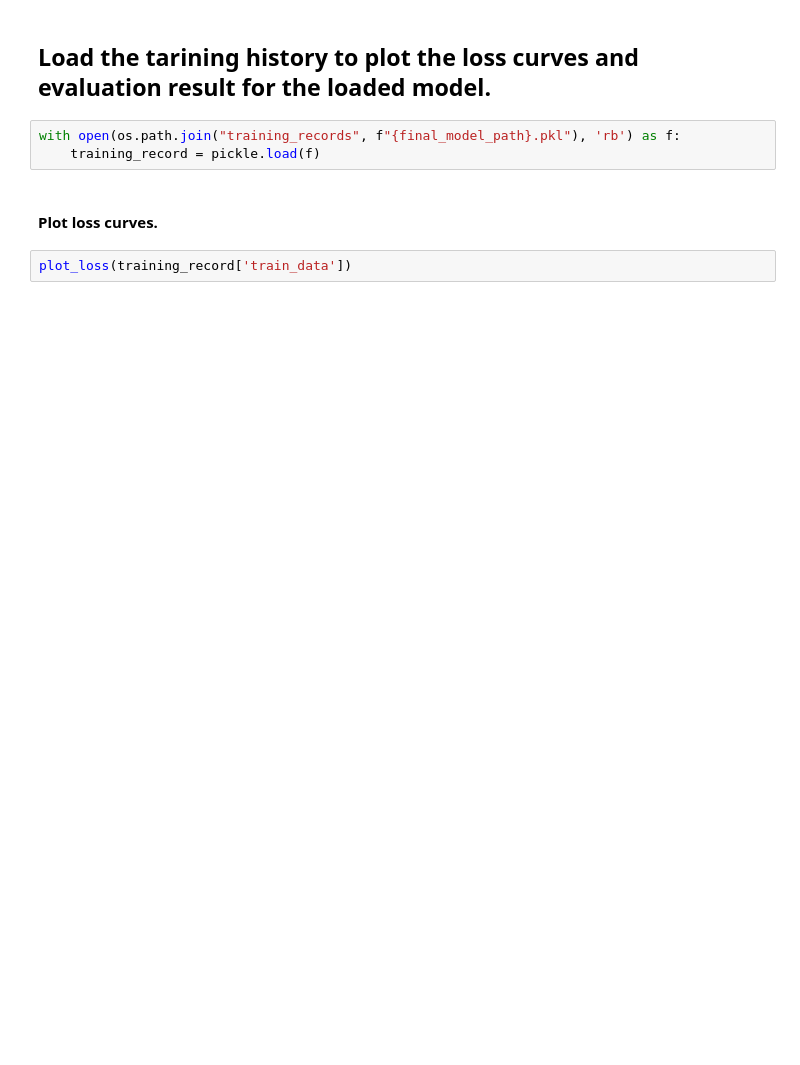
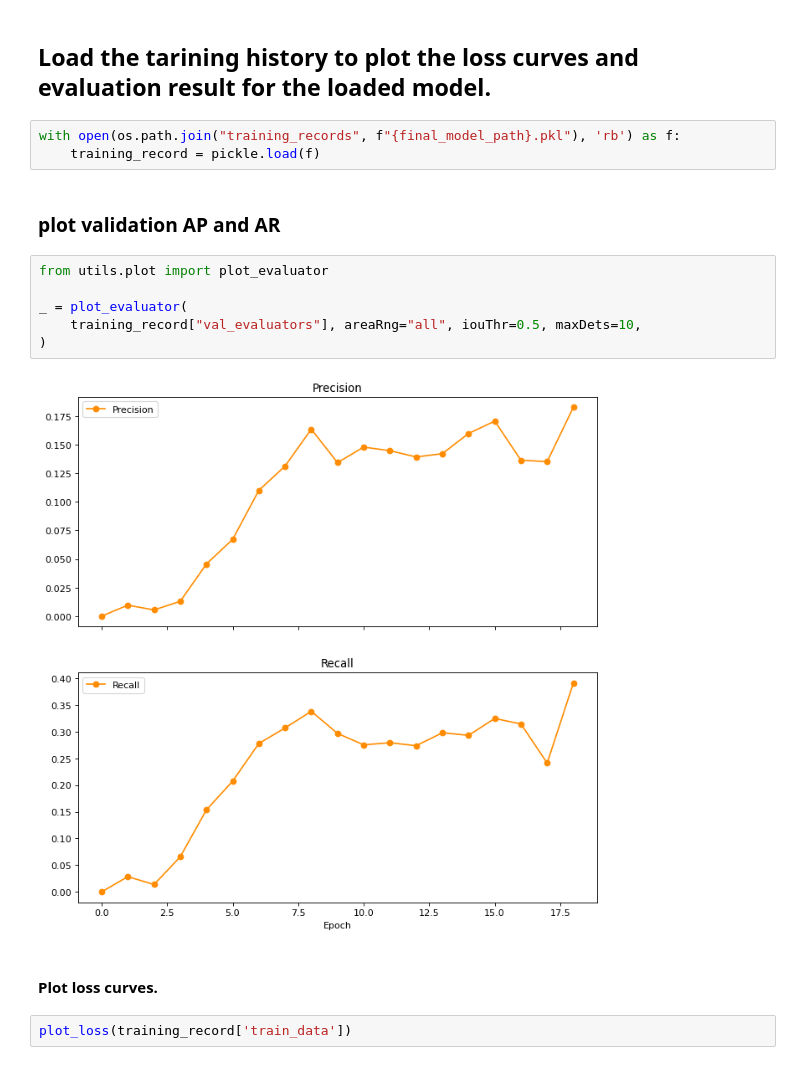
Before and after one commit to ChihchengHsieh/multimodal-abnormalities-detection, a Jupyter notebook: [5] pred.ipynb, the cells around one changed output. Saved outputs shown, nothing was run; the diff lists cells and outputs as text; blank space fills up the shorter version.

```diff
--- a/[5] pred.ipynb
+++ b/[5] pred.ipynb
@@ -128,6 +145,16 @@ MaskRCNN(
 # %%
 with open(os.path.join("training_records", f"{final_model_path}.pkl"), 'rb') as f:
     training_record = pickle.load(f)
+# %% [markdown]
+### plot validation AP and AR
+# %%
+from utils.plot import plot_evaluator
+
+_ = plot_evaluator(
+    training_record["val_evaluators"], areaRng="all", iouThr=0.5, maxDets=10,
+)
+# %% [output]
+[figure, added]
 # %% [markdown]
 #### Plot loss curves.
 # %%
```
Also changed, not shown: parts of 7 cells of this notebook, 4 other files.
